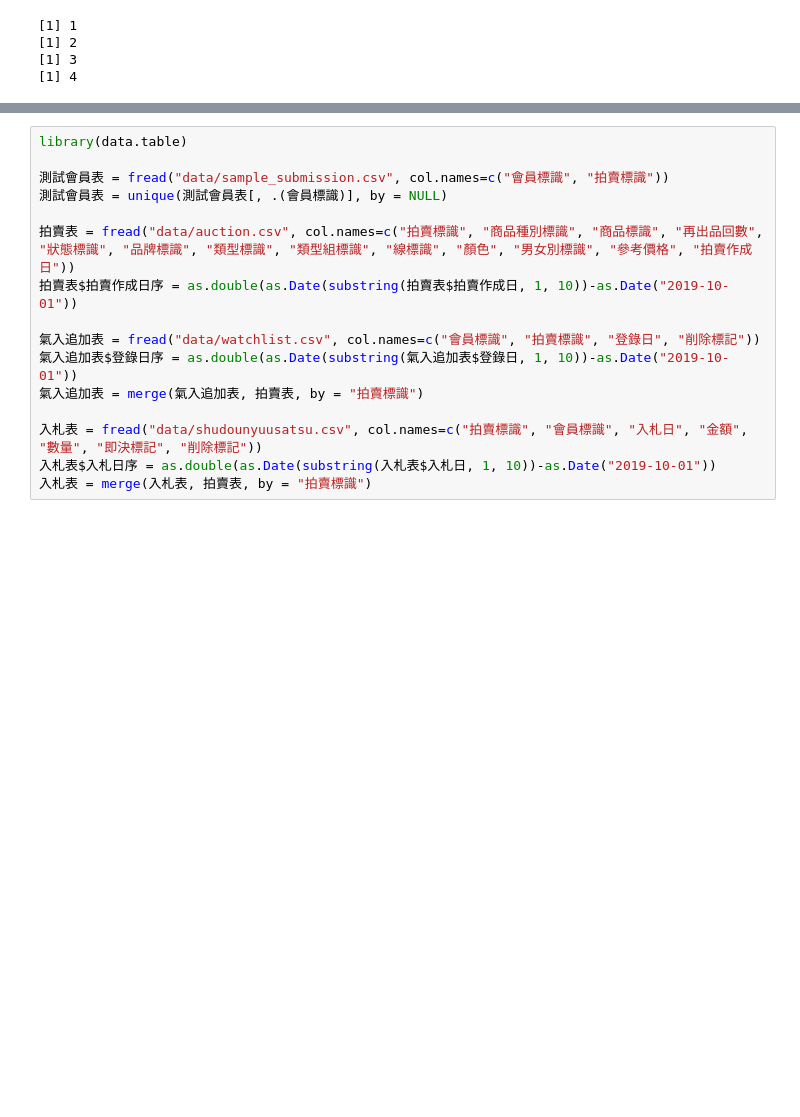
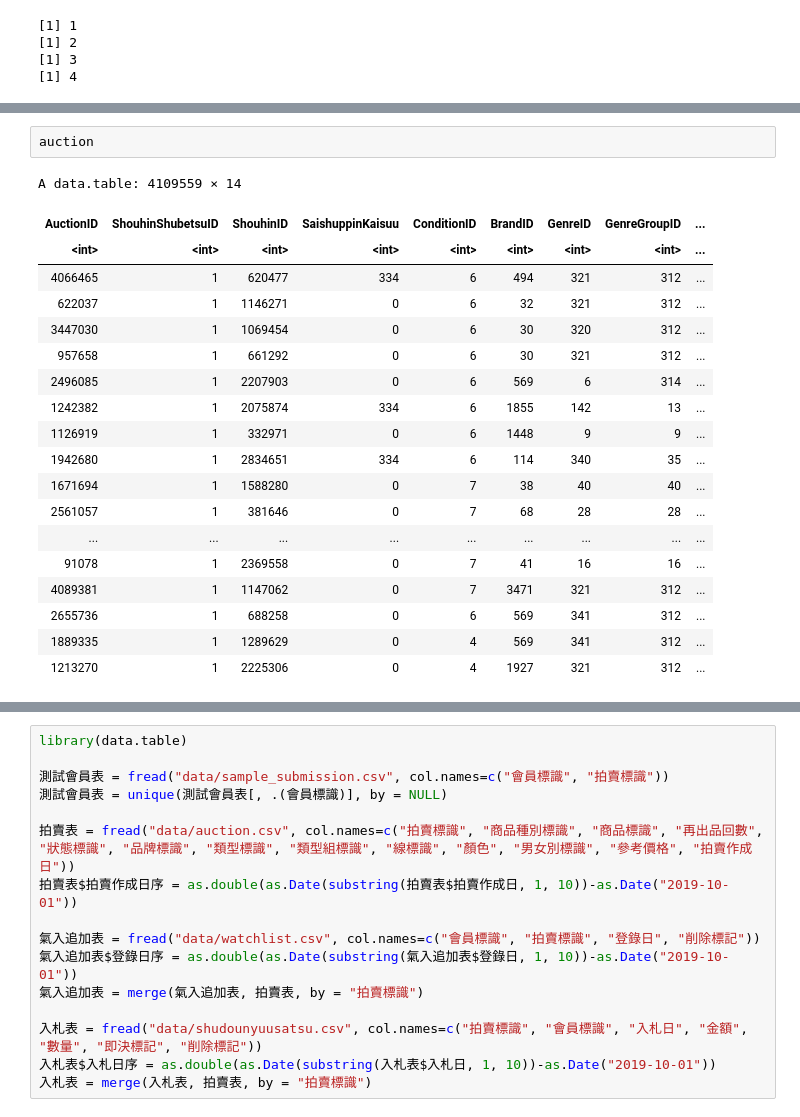
Before and after one commit to kyouyap/nishika_recommend, a Jupyter notebook: Untitled.ipynb, the cells around one changed output, grey strips where cells are left out. Cells and saved outputs as stored; diff of their text form; blank space fills up the shorter version.

```diff
--- a/Untitled.ipynb
+++ b/Untitled.ipynb
@@ -181,3 +161,25 @@ utils                   The R Utils Package
+# %%
+auction
+# %% [output]
+A data.table: 4109559 × 14
+| AuctionID | ShouhinShubetsuID | ShouhinID | SaishuppinKaisuu | ConditionID | BrandID | GenreID | GenreGroupID | ... |
+| <int> | <int> | <int> | <int> | <int> | <int> | <int> | <int> | ... |
+| 4066465 | 1 | 620477 | 334 | 6 | 494 | 321 | 312 | ... |
+| 622037 | 1 | 1146271 | 0 | 6 | 32 | 321 | 312 | ... |
+| 3447030 | 1 | 1069454 | 0 | 6 | 30 | 320 | 312 | ... |
+| 957658 | 1 | 661292 | 0 | 6 | 30 | 321 | 312 | ... |
+| 2496085 | 1 | 2207903 | 0 | 6 | 569 | 6 | 314 | ... |
+| 1242382 | 1 | 2075874 | 334 | 6 | 1855 | 142 | 13 | ... |
+| 1126919 | 1 | 332971 | 0 | 6 | 1448 | 9 | 9 | ... |
+| 1942680 | 1 | 2834651 | 334 | 6 | 114 | 340 | 35 | ... |
+| 1671694 | 1 | 1588280 | 0 | 7 | 38 | 40 | 40 | ... |
+| 2561057 | 1 | 381646 | 0 | 7 | 68 | 28 | 28 | ... |
+| ... | ... | ... | ... | ... | ... | ... | ... | ... |
+| 91078 | 1 | 2369558 | 0 | 7 | 41 | 16 | 16 | ... |
+| 4089381 | 1 | 1147062 | 0 | 7 | 3471 | 321 | 312 | ... |
+| 2655736 | 1 | 688258 | 0 | 6 | 569 | 341 | 312 | ... |
+| 1889335 | 1 | 1289629 | 0 | 4 | 569 | 341 | 312 | ... |
+| 1213270 | 1 | 2225306 | 0 | 4 | 1927 | 321 | 312 | ... |
 # %%
 library(data.table)
 library(lightgbm)
```
Also changed, not shown: parts of 12 cells of this notebook, 5 other files.
